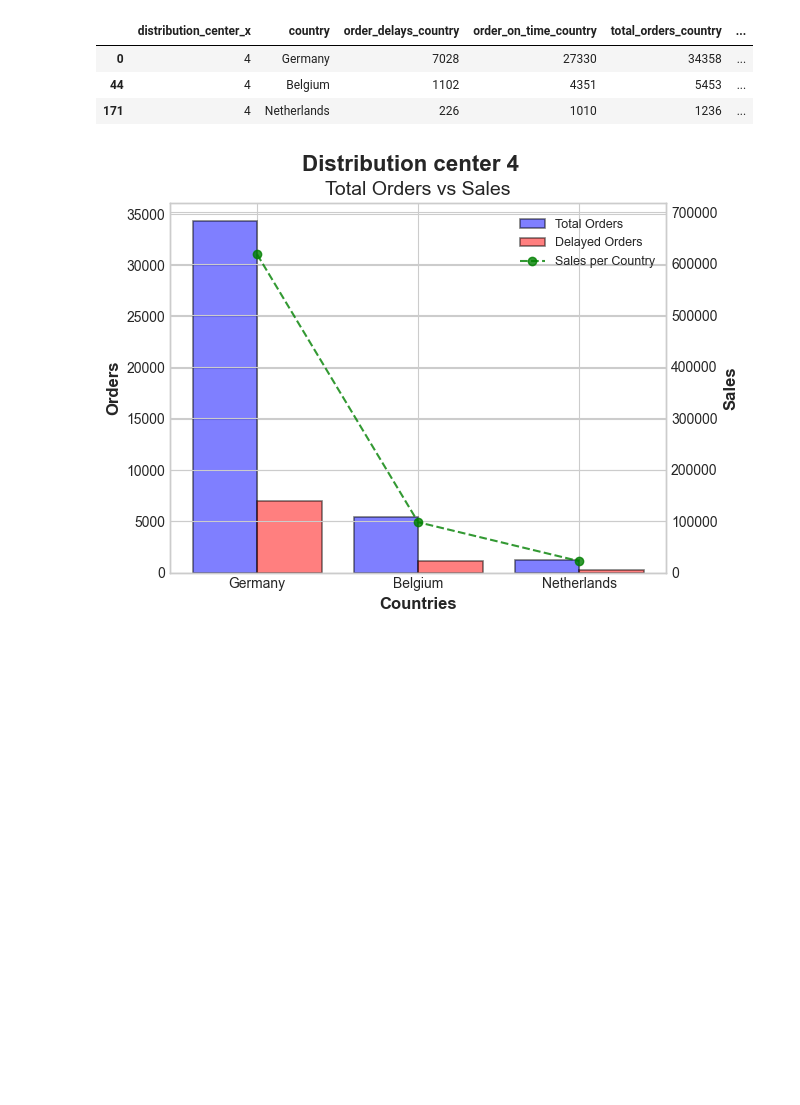
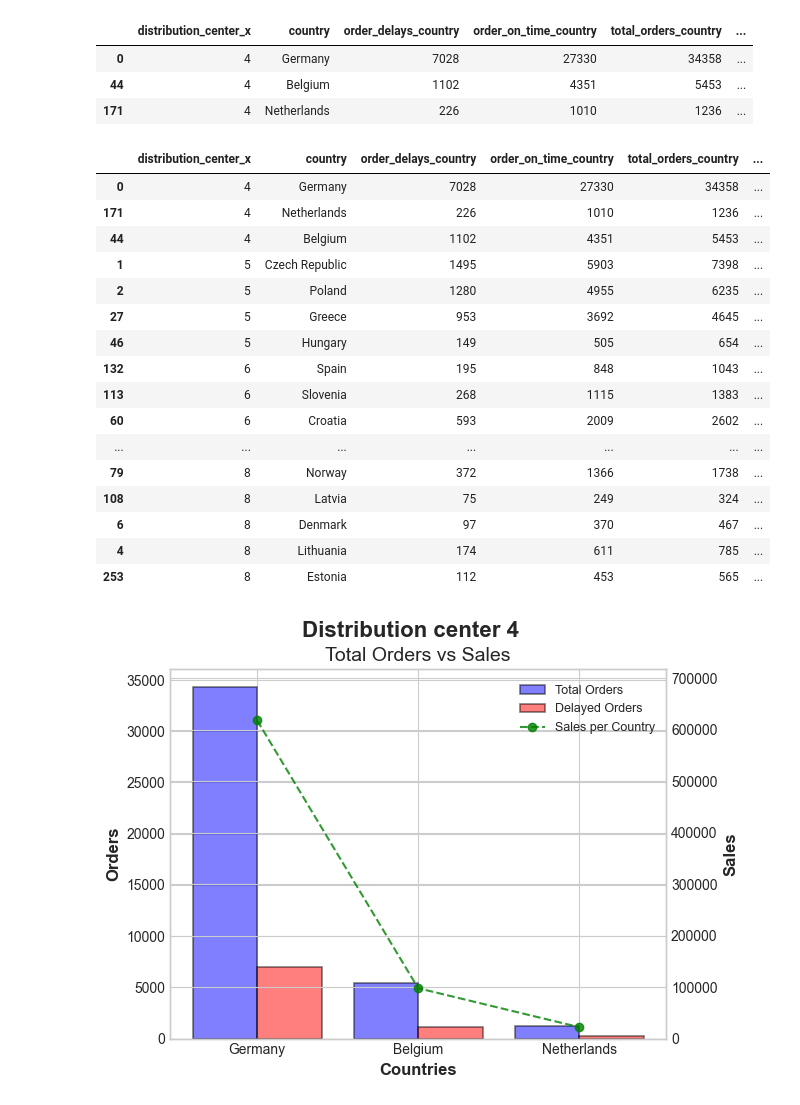
Before and after one commit to aphdinh/dataviz_group3, a Jupyter notebook: Data Exploration/Data_Exploration.ipynb, the cells around one changed output. Cells and saved outputs as stored; diff of their text form; code cells hidden in the pictures; blank space fills up the shorter version.

```diff
--- a/Data Exploration/Data_Exploration.ipynb
+++ b/Data Exploration/Data_Exploration.ipynb
@@ -1212,6 +1212,26 @@ center_4
 | 0 | 4 | Germany | 7028 | 27330 | 34358 | ... |
 | 44 | 4 | Belgium | 1102 | 4351 | 5453 | ... |
 | 171 | 4 | Netherlands | 226 | 1010 | 1236 | ... |
+# %%
+sales.sort_values("distribution_center_x")
+# %% [output]
+|  | distribution_center_x | country | order_delays_country | order_on_time_country | total_orders_country | ... |
+| 0 | 4 | Germany | 7028 | 27330 | 34358 | ... |
+| 171 | 4 | Netherlands | 226 | 1010 | 1236 | ... |
+| 44 | 4 | Belgium | 1102 | 4351 | 5453 | ... |
+| 1 | 5 | Czech Republic | 1495 | 5903 | 7398 | ... |
+| 2 | 5 | Poland | 1280 | 4955 | 6235 | ... |
+| 27 | 5 | Greece | 953 | 3692 | 4645 | ... |
+| 46 | 5 | Hungary | 149 | 505 | 654 | ... |
+| 132 | 6 | Spain | 195 | 848 | 1043 | ... |
+| 113 | 6 | Slovenia | 268 | 1115 | 1383 | ... |
+| 60 | 6 | Croatia | 593 | 2009 | 2602 | ... |
+| ... | ... | ... | ... | ... | ... | ... |
+| 79 | 8 | Norway | 372 | 1366 | 1738 | ... |
+| 108 | 8 | Latvia | 75 | 249 | 324 | ... |
+| 6 | 8 | Denmark | 97 | 370 | 467 | ... |
+| 4 | 8 | Lithuania | 174 | 611 | 785 | ... |
+| 253 | 8 | Estonia | 112 | 453 | 565 | ... |
 # %%
 import matplotlib.pyplot as plt
 import numpy as np
```
Also changed, not shown: 1 other file.
